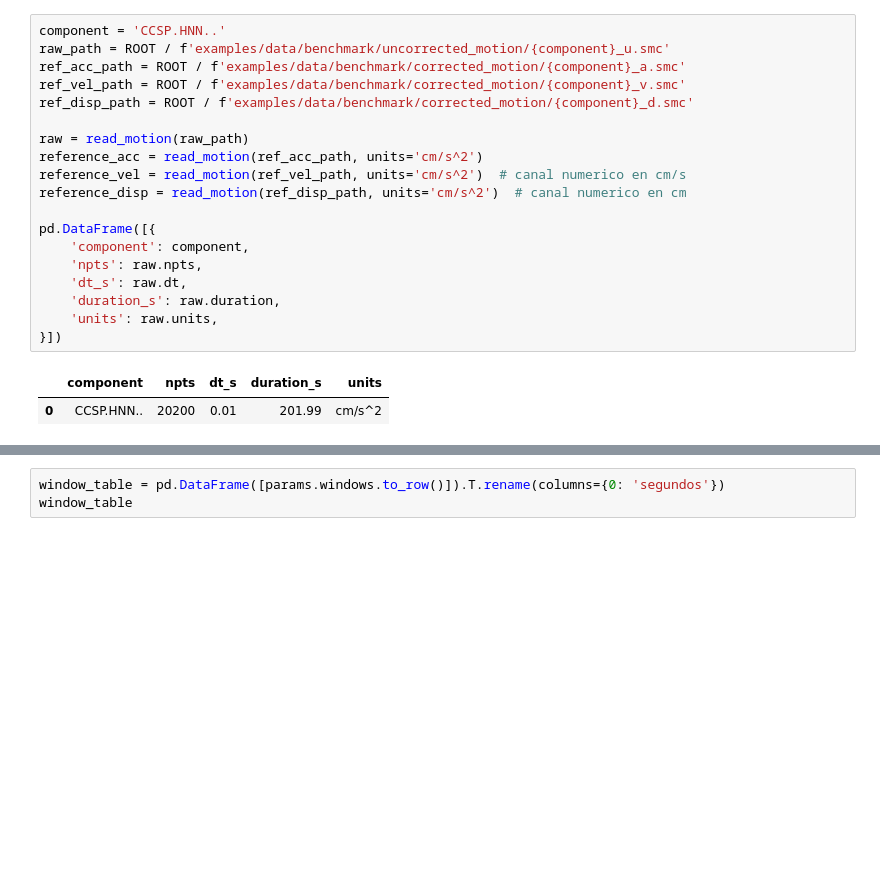
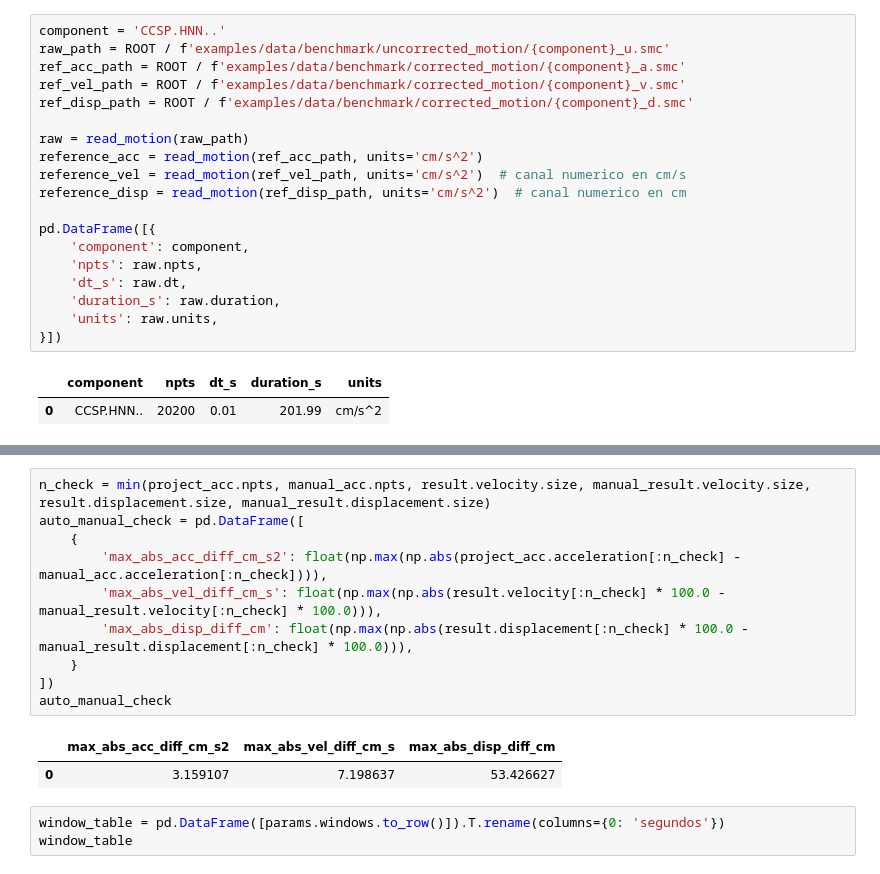
Before and after one commit to joelefrain/SignalProcessor, a Jupyter notebook: notebooks/01_correccion_senales.ipynb, the cells around one changed output, grey strips where cells are left out. Drawn from its saved outputs; the diff is of its cells as text; blank space fills up the shorter version.

```diff
--- a/notebooks/01_correccion_senales.ipynb
+++ b/notebooks/01_correccion_senales.ipynb
@@ -124,3 +286,16 @@ Notas de parametros:
+# %%
+n_check = min(project_acc.npts, manual_acc.npts, result.velocity.size, manual_result.velocity.size, result.displacement.size, manual_result.displacement.size)
+auto_manual_check = pd.DataFrame([
+    {
+        'max_abs_acc_diff_cm_s2': float(np.max(np.abs(project_acc.acceleration[:n_check] - manual_acc.acceleration[:n_check]))),
+        'max_abs_vel_diff_cm_s': float(np.max(np.abs(result.velocity[:n_check] * 100.0 - manual_result.velocity[:n_check] * 100.0))),
+        'max_abs_disp_diff_cm': float(np.max(np.abs(result.displacement[:n_check] * 100.0 - manual_result.displacement[:n_check] * 100.0))),
+    }
+])
+auto_manual_check
+# %% [output]
+|  | max_abs_acc_diff_cm_s2 | max_abs_vel_diff_cm_s | max_abs_disp_diff_cm |
+| 0 | 3.159107 | 7.198637 | 53.426627 |
 # %%
 window_table = pd.DataFrame([params.windows.to_row()]).T.rename(columns={0: 'segundos'})
 window_table
```
Also changed, not shown: parts of 13 cells of this notebook, 1 other file.
